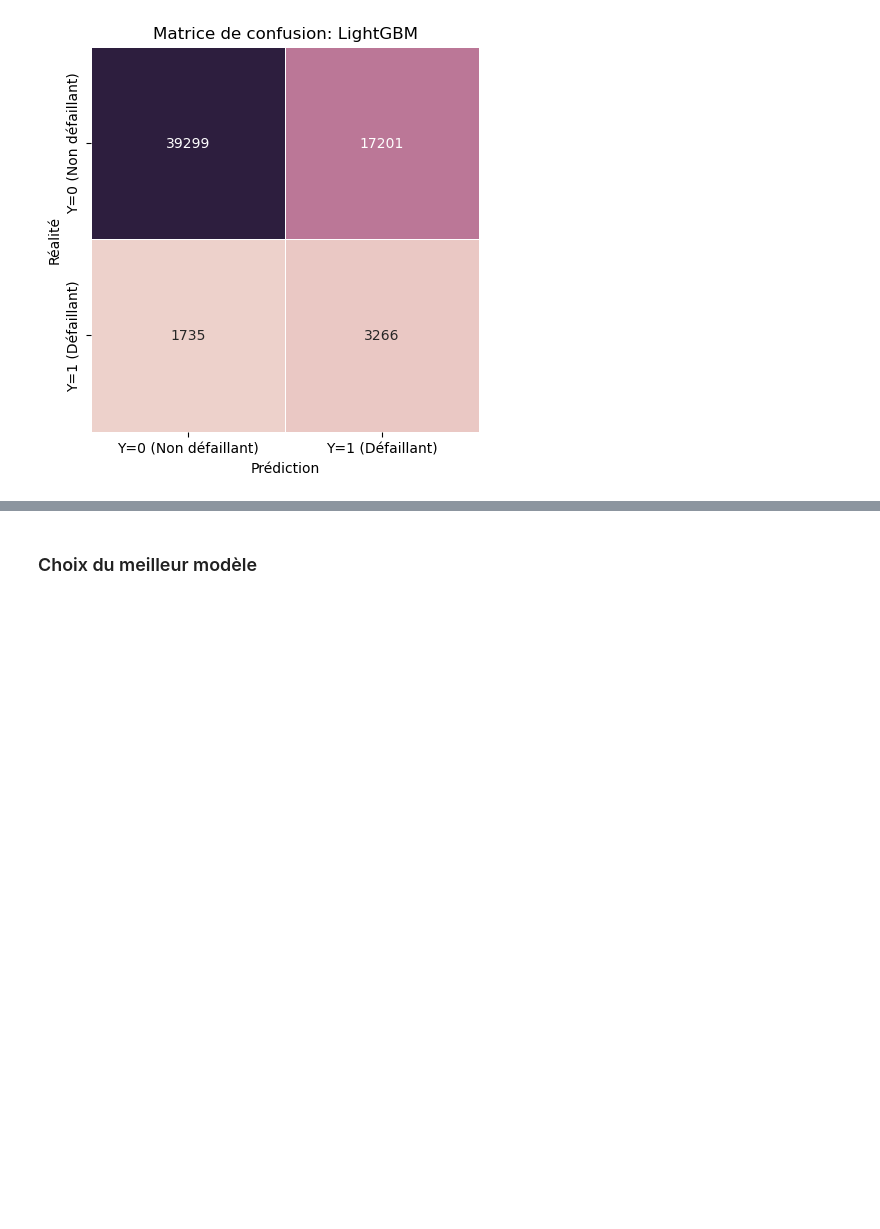
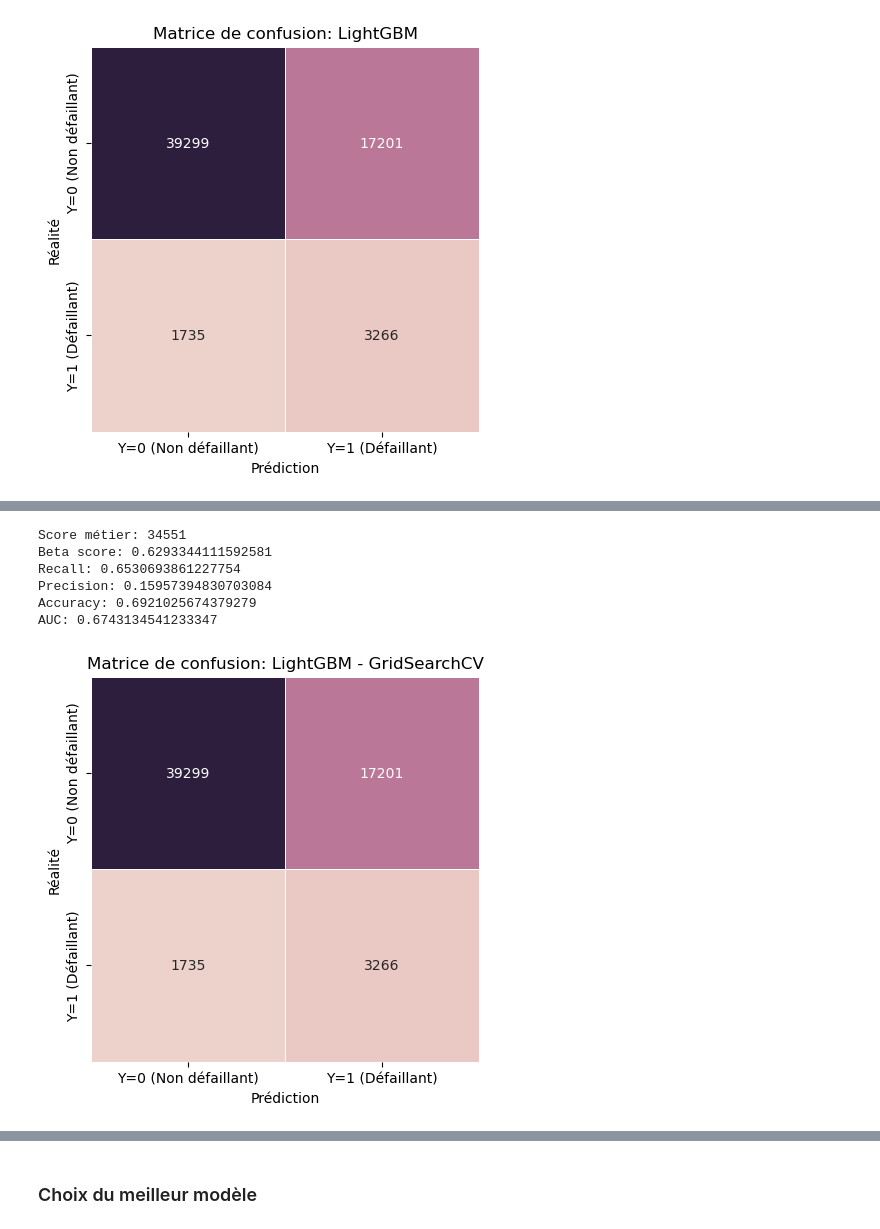
Before and after one commit to Milie-Mimi/OC_DS_Project7_, a Jupyter notebook: GROSCHENE_Emilie_2_model_032023.ipynb, the cells around one changed output, grey strips where cells are left out. Drawn from its saved outputs; the diff is of its cells as text; code cells hidden in the pictures; blank space fills up the shorter version.

```diff
--- a/GROSCHENE_Emilie_2_model_032023.ipynb
+++ b/GROSCHENE_Emilie_2_model_032023.ipynb
@@ -1864,0 +1683,20 @@ dump(model, open('credit_score_model.sav', 'wb'))
+# %%
+# Evaluation sur les données de test
+(biz_lgb_gscv, beta_lgb_gscv, rec_lgb_gscv, prec_lgb_gscv,
+ acc_lgb_gscv, auc_lgb_gscv, y_pred_lgb_gscv) = fct_model.eval_metrics(best_model = lgb_gscv,
+                                                                       xtest = X_test,
+                                                                       ytest = y_test,
+                                                                       beta_value = 9)
+# %% [output]
+Score métier: 34551
+Beta score: 0.6293344111592581
+Recall: 0.6530693861227754
+Precision: 0.15957394830703084
+Accuracy: 0.6921025674379279
+AUC: 0.6743134541233347
+# %%
+fct_model.matrice_confusion(ytest = y_test,
+                            ypred = y_pred_lgb_gscv,
+                            model_name = lgb_name_gscv)
+# %% [output]
+[figure, added]
```
Also changed, not shown: parts of 261 cells of this notebook.
